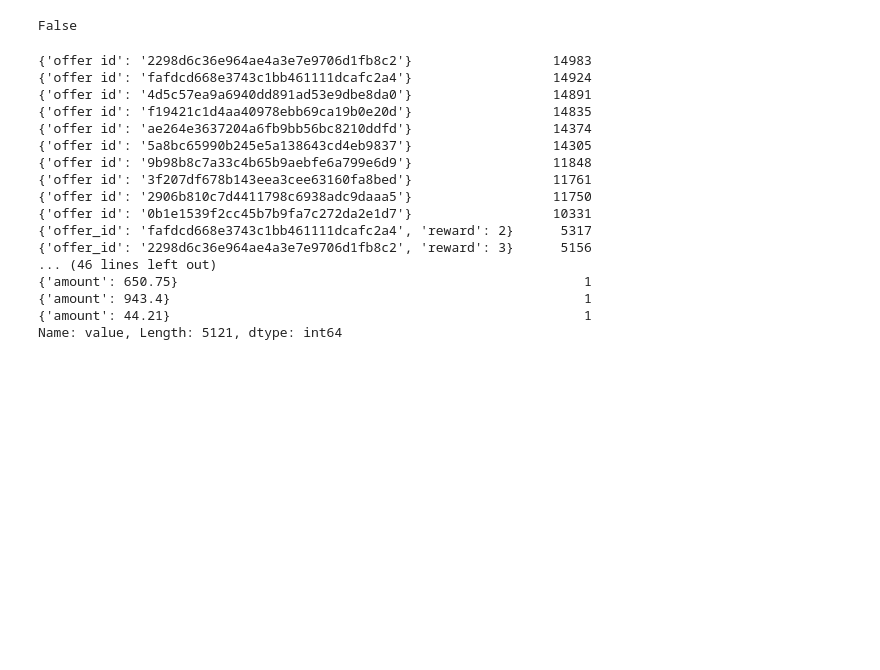
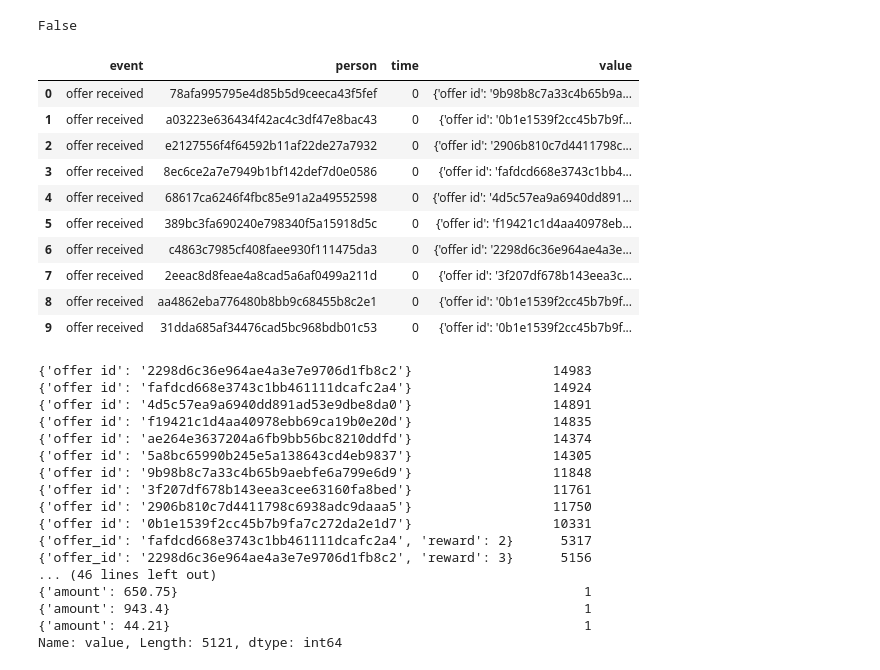
Before and after one commit to asaltuwalah/Starbucks-Capstone-Challenge, a Jupyter notebook: Starbucks_Capstone_notebook (2).ipynb, the cells around one changed output. Cells and saved outputs as stored; diff of their text form; code cells hidden in the pictures; blank space fills up the shorter version.

```diff
--- a/Starbucks_Capstone_notebook (2).ipynb
+++ b/Starbucks_Capstone_notebook (2).ipynb
@@ -237,6 +251,20 @@ portfolio
 transcript.isnull().sum().any()
 # %% [output]
 False
+# %%
+transcript.head(10)
+# %% [output]
+|  | event | person | time | value |
+| 0 | offer received | 78afa995795e4d85b5d9ceeca43f5fef | 0 | {'offer id': '9b98b8c7a33c4b65b9a... |
+| 1 | offer received | a03223e636434f42ac4c3df47e8bac43 | 0 | {'offer id': '0b1e1539f2cc45b7b9f... |
+| 2 | offer received | e2127556f4f64592b11af22de27a7932 | 0 | {'offer id': '2906b810c7d4411798c... |
+| 3 | offer received | 8ec6ce2a7e7949b1bf142def7d0e0586 | 0 | {'offer id': 'fafdcd668e3743c1bb4... |
+| 4 | offer received | 68617ca6246f4fbc85e91a2a49552598 | 0 | {'offer id': '4d5c57ea9a6940dd891... |
+| 5 | offer received | 389bc3fa690240e798340f5a15918d5c | 0 | {'offer id': 'f19421c1d4aa40978eb... |
+| 6 | offer received | c4863c7985cf408faee930f111475da3 | 0 | {'offer id': '2298d6c36e964ae4a3e... |
+| 7 | offer received | 2eeac8d8feae4a8cad5a6af0499a211d | 0 | {'offer id': '3f207df678b143eea3c... |
+| 8 | offer received | aa4862eba776480b8bb9c68455b8c2e1 | 0 | {'offer id': '0b1e1539f2cc45b7b9f... |
+| 9 | offer received | 31dda685af34476cad5bc968bdb01c53 | 0 | {'offer id': '0b1e1539f2cc45b7b9f... |
 # %%
 transcript.value.value_counts()
 # %% [output]
```
Also changed, not shown: parts of 17 cells of this notebook, 1 other file.
